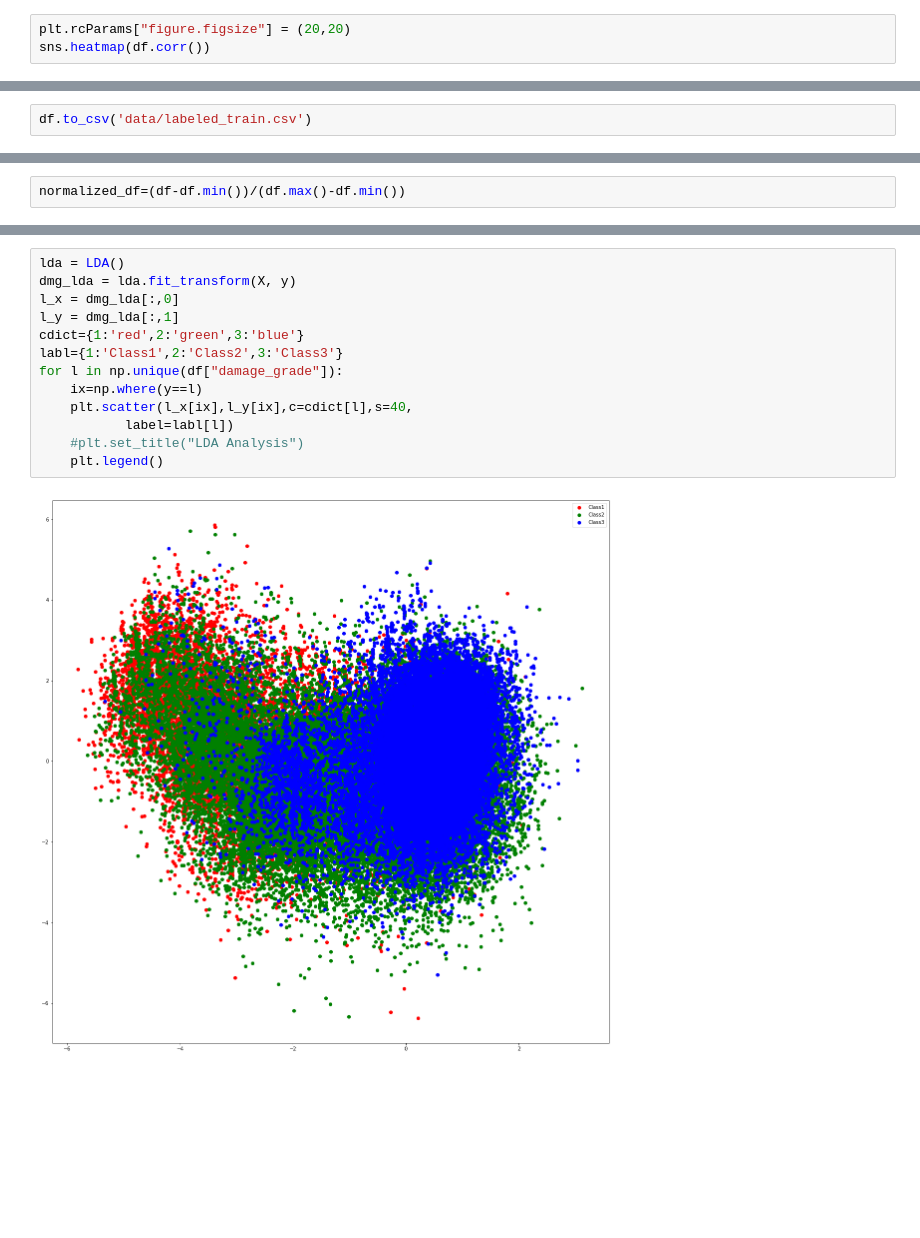
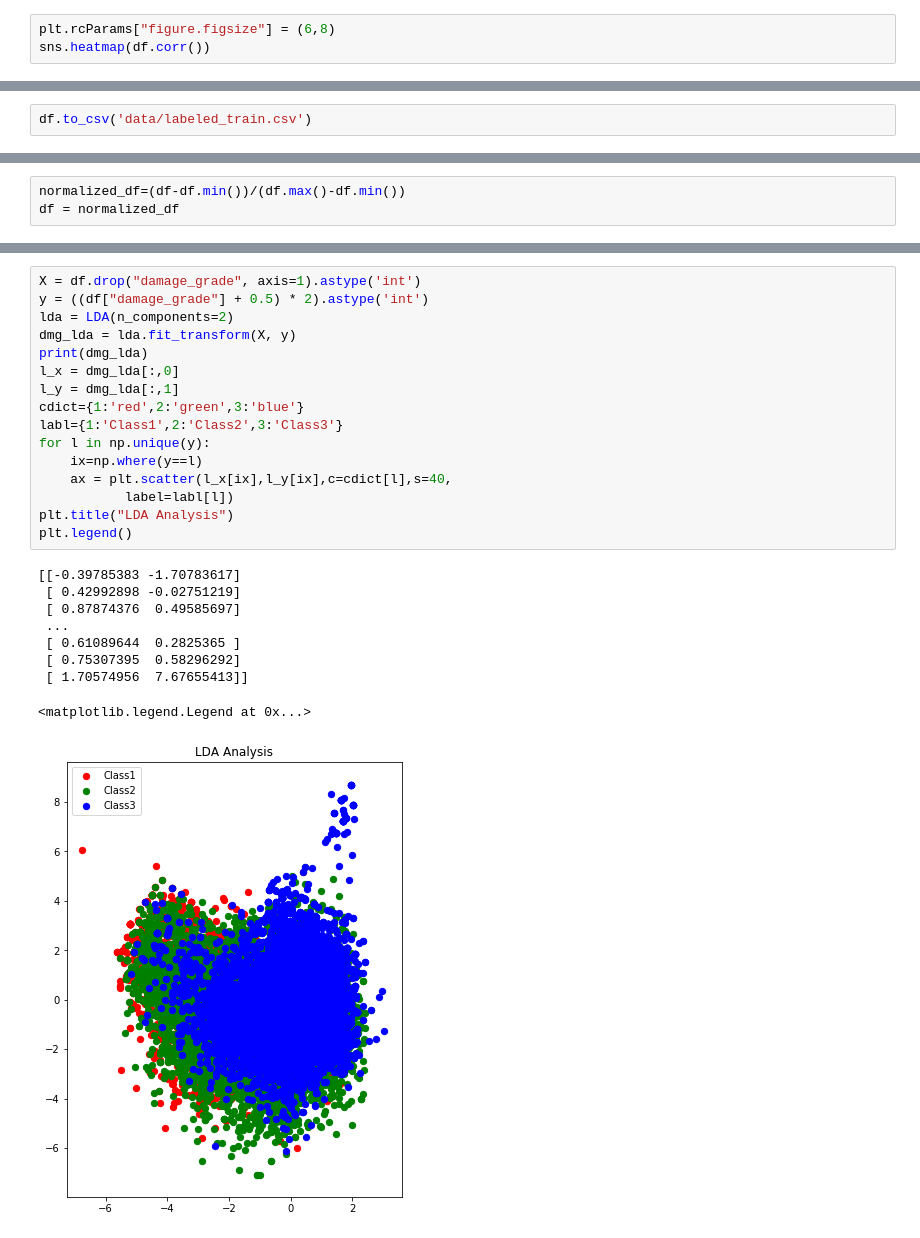
Before and after one commit to vidhur2k/Earthquake-Prediction, a Jupyter notebook: preprocessing.ipynb, the cells around one changed output, grey strips where cells are left out. Saved outputs shown, nothing was run; the diff lists cells and outputs as text; blank space fills up the shorter version.

```diff
--- a/preprocessing.ipynb
+++ b/preprocessing.ipynb
@@ -87,7 +88,7 @@ df.head()
 # %%
 df.to_csv("data/labeled_train.csv")
 # %%
-plt.rcParams["figure.figsize"] = (20,20)
+plt.rcParams["figure.figsize"] = (6,8)
 sns.heatmap(df.corr())
 # %% [output]
 <matplotlib.axes._subplots.AxesSubplot at 0x...>
@@ -156,5 +182,6 @@ sns.distplot(df["damage_grade"])
 # %%
 normalized_df=(df-df.min())/(df.max()-df.min())
+df = normalized_df
 # %%
 X = df.drop("damage_grade", axis=1)
 y = df["damage_grade"]
@@ -175,15 +242,26 @@ ValueError: Shape of passed values is (260601, 70), indices imply (260601, 2)
 # %%
-lda = LDA()
+X = df.drop("damage_grade", axis=1).astype('int')
+y = ((df["damage_grade"] + 0.5) * 2).astype('int')
+lda = LDA(n_components=2)
 dmg_lda = lda.fit_transform(X, y)
+print(dmg_lda)
 l_x = dmg_lda[:,0]
 l_y = dmg_lda[:,1]
 cdict={1:'red',2:'green',3:'blue'}
 labl={1:'Class1',2:'Class2',3:'Class3'}
-for l in np.unique(df["damage_grade"]):
+for l in np.unique(y):
     ix=np.where(y==l)
-    plt.scatter(l_x[ix],l_y[ix],c=cdict[l],s=40,
+    ax = plt.scatter(l_x[ix],l_y[ix],c=cdict[l],s=40,
            label=labl[l])
-    #plt.set_title("LDA Analysis")
-    plt.legend()
+plt.title("LDA Analysis")
+plt.legend()
 # %% [output]
+[[-0.39785383 -1.70783617]
+ [ 0.42992898 -0.02751219]
+ [ 0.87874376  0.49585697]
+ ...
+ [ 0.61089644  0.2825365 ]
+ [ 0.75307395  0.58296292]
+ [ 1.70574956  7.67655413]]
+<matplotlib.legend.Legend at 0x...>
-[figure, old version]
+[figure, new version]
```
Also changed, not shown: parts of 10 cells of this notebook, 13 other files.
